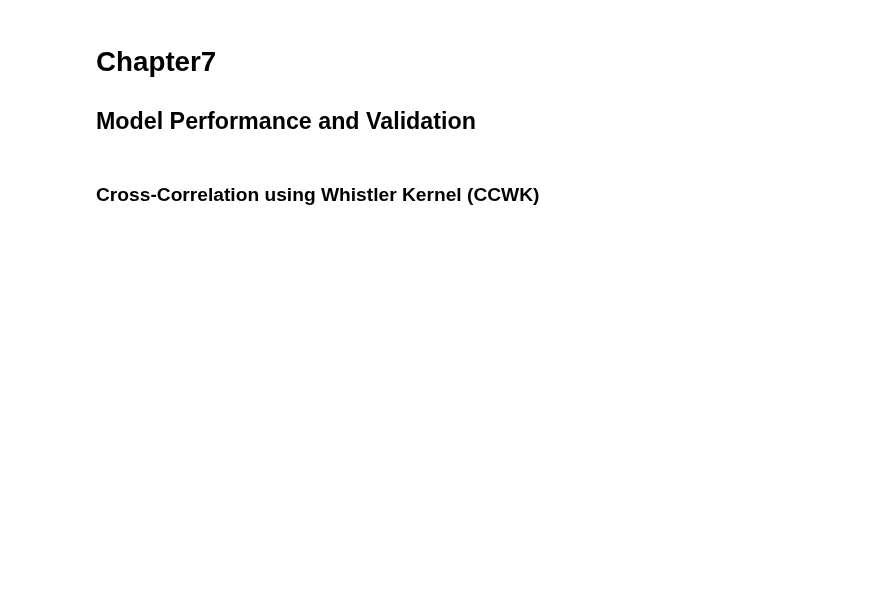
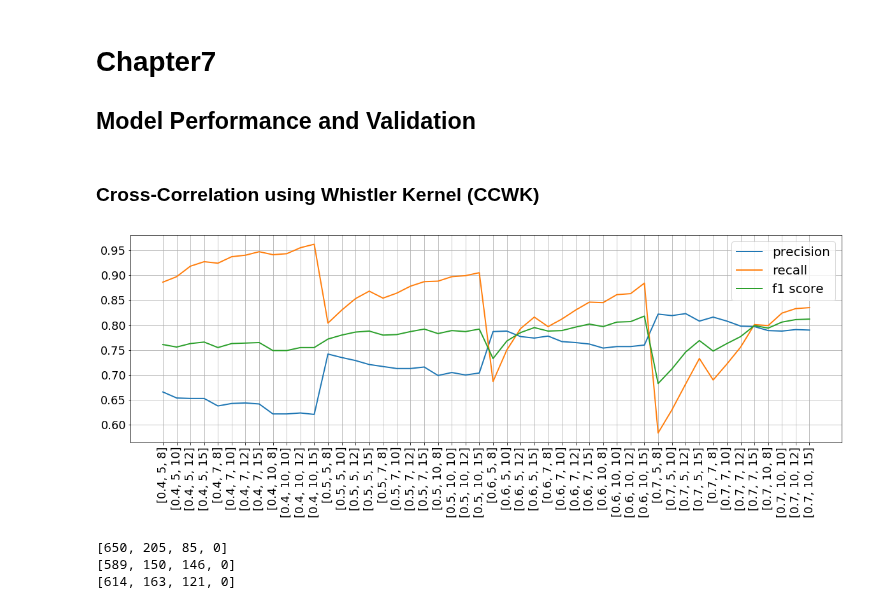
Before and after one commit to Kojey/MSc-whistler-waves-detector, a Jupyter notebook: ipy/report/chapter7.ipynb, the cells around one changed output. Cells and saved outputs as stored; diff of their text form; code cells hidden in the pictures; blank space fills up the shorter version.

Commit message:
Running cfar result experiments

```diff
--- a/ipy/report/chapter7.ipynb
+++ b/ipy/report/chapter7.ipynb
@@ -42,3 +42,50 @@ font = [font_title, font_legend, font_label, font_ticks, linewidth] # [None]*5
 files = database.get_train()
 # %% [markdown]
 ### Cross-Correlation using Whistler Kernel (CCWK)
+# %%
+n = 200
+f_min, f_max = 1.5, 9.5
+N,G,k,Ts,Tl,X_dB = 10,7,9,0,0,0.5
+
+# for N in [8,10,12,15]:
+#     for G in [5,7,10]:
+#         for X_dB in [0.4,0.5,0.6,0.7]:
+#             cfar_detector_gen.dataset_cross_correlation_gen(transforms='zscore', transforms_params=None, f_min=f_min, f_max=f_max,
+#                                            An=0.35, D0=80, magnitude=1, N=N, G=G, k=k, Ts=Ts, Tl=Tl, X_dB=X_dB,
+#                                            train=True, n=n)
+x_axis = []
+recall, precision, f1_score = [],[],[]
+results = {}
+for X_dB in [0.4,0.5,0.6,0.7]:
+    for G in [5,7,10]:
+        for N in [8,10,12,15]:
+#             print([N,G,X_dB])
+            data = cfar_detector_gen.dataset_cross_correlation_load(transforms='zscore', transforms_params=None, f_min=f_min, f_max=f_max,
+                                           An=0.35, D0=80, magnitude=1, N=N, G=G, k=k, Ts=Ts, Tl=Tl, X_dB=X_dB,
+                                           train=True, n=n)
+            confusion_matrix = data['confusion matrix']
+            x_axis.append([X_dB,G,N])
+            results[str([X_dB,G,N])]=confusion_matrix
+#             print(confusion_matrix)
+            performance = cfar_detector_gen.performance(confusion_matrix)
+            recall.append(performance['recall'])
+            precision.append(performance['precision'])
+            f1_score.append(performance['f1 score'])
+#             print(performance)
+plt.figure(figsize=(20,6))
+plt.plot(precision,linewidth=font[-1])
+plt.plot(recall,linewidth=font[-1])
+plt.plot(f1_score,linewidth=font[-1])
+plt.xticks(list(range(len(x_axis))),x_axis, rotation='vertical', fontsize=font[3])
+plt.yticks(fontsize=font[3])
+plt.legend(['precision','recall','f1 score'], fontsize=font[1])
+plt.grid(True)
+plt.show()
+print(results[str([0.6,10,15])])
+print(results[str([0.7,7,15])])
+print(results[str([0.7,10,15])])
+# %% [output]
+[figure, added]
+[650, 205, 85, 0]
+[589, 150, 146, 0]
+[614, 163, 121, 0]
```
Also changed, not shown: parts of 3 cells of this notebook, 2 other files.
